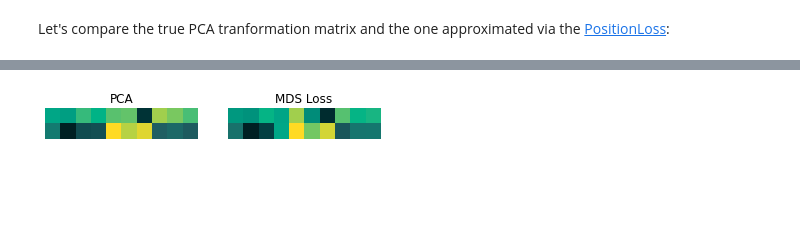
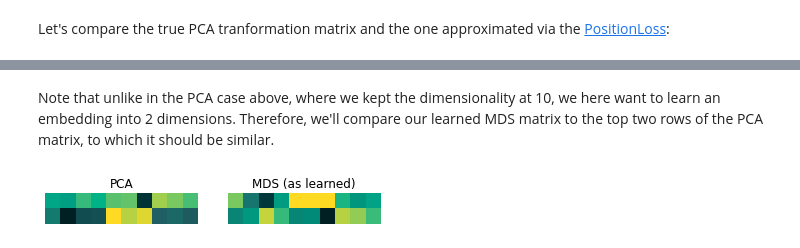
Before and after one commit to jku-vds-lab/paradime, a Jupyter notebook: notebooks/mds.ipynb, the cells around one changed output, grey strips where cells are left out. Cells and saved outputs as stored; diff of their text form; code cells hidden in the pictures; blank space fills up the shorter version.

```diff
--- a/notebooks/mds.ipynb
+++ b/notebooks/mds.ipynb
@@ -128,14 +133,15 @@ pd_mds.train()
+# %% [markdown]
+Note that unlike in the PCA case above, where we kept the dimensionality at 10, we here want to learn an embedding into 2 dimensions. Therefore, we'll compare our learned MDS matrix to the top two rows of the PCA matrix, to which it should be similar.
 # %%
+mds_matrix = pd_mds.model.weight.detach().numpy()
+
 cmap = paradime.utils.plotting.get_colormap()
-fig, (ax1, ax3) = plt.subplots(1, 2)
+fig, (ax1, ax2) = plt.subplots(1, 2)
 ax1.imshow(pca.components_[:2], cmap=cmap)
 ax1.set_axis_off()
 ax1.set_title("PCA")
-# ax2.imshow(pd_pca.model.weight.detach().numpy(), cmap=cmap)
-# ax2.set_axis_off()
-# ax2.set_title("Position Loss")
-ax3.imshow(np.array([[-1.], [1.]]) * pd_mds.model.weight.detach().numpy(), cmap=cmap)
-ax3.set_axis_off()
-ax3.set_title("MDS Loss");
+ax2.imshow(mds_matrix, cmap=cmap)
+ax2.set_axis_off()
+ax2.set_title("MDS (as learned)");
 # %% [output]
-[figure, old version]
+[figure, new version]
```
Also changed, not shown: parts of 16 cells of this notebook, 17 other files.
